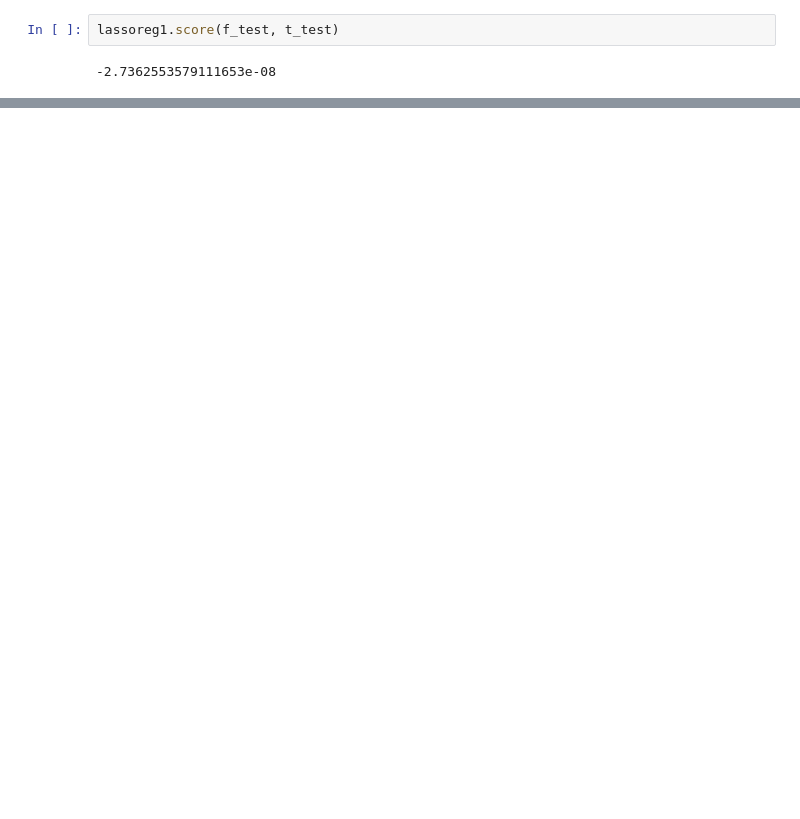
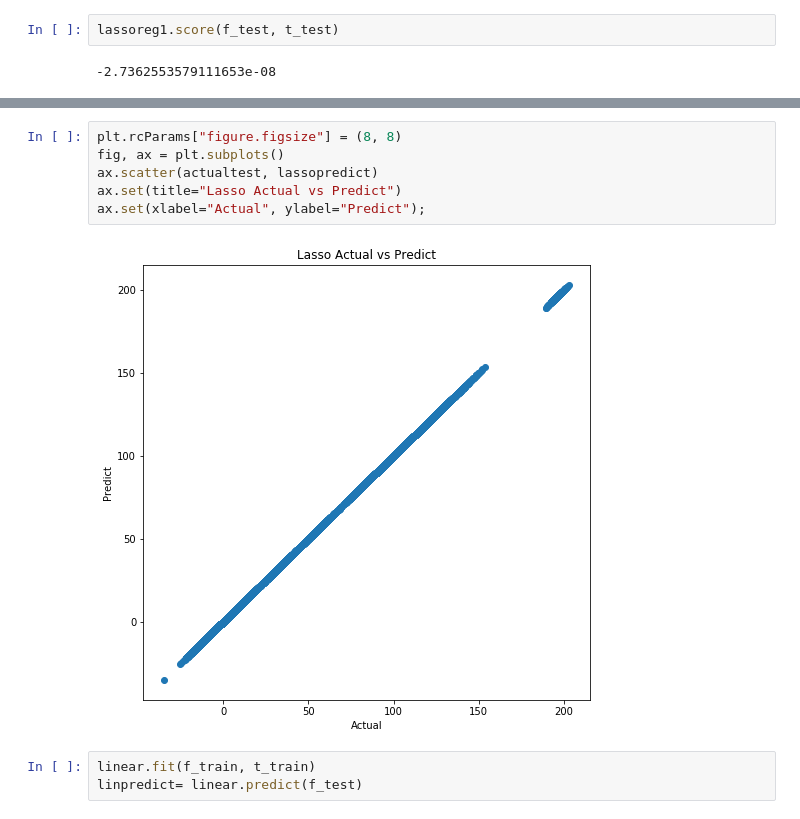
Before and after one commit to imamun93/Molecular_Properties, a Jupyter notebook: RidgeLasso.ipynb, the cells around one changed output, grey strips where cells are left out. Saved outputs shown, nothing was run; the diff lists cells and outputs as text; blank space fills up the shorter version.

```diff
--- a/RidgeLasso.ipynb
+++ b/RidgeLasso.ipynb
@@ -151,0 +180,11 @@ lassoreg1.score(f_test, t_test)
+# %%
+plt.rcParams["figure.figsize"] = (8, 8)
+fig, ax = plt.subplots()
+ax.scatter(actualtest, lassopredict)
+ax.set(title="Lasso Actual vs Predict")
+ax.set(xlabel="Actual", ylabel="Predict");
+# %% [output]
+[figure, added]
+# %%
+linear.fit(f_train, t_train)
+linpredict= linear.predict(f_test)
```
Also changed, not shown: parts of 6 cells of this notebook.
